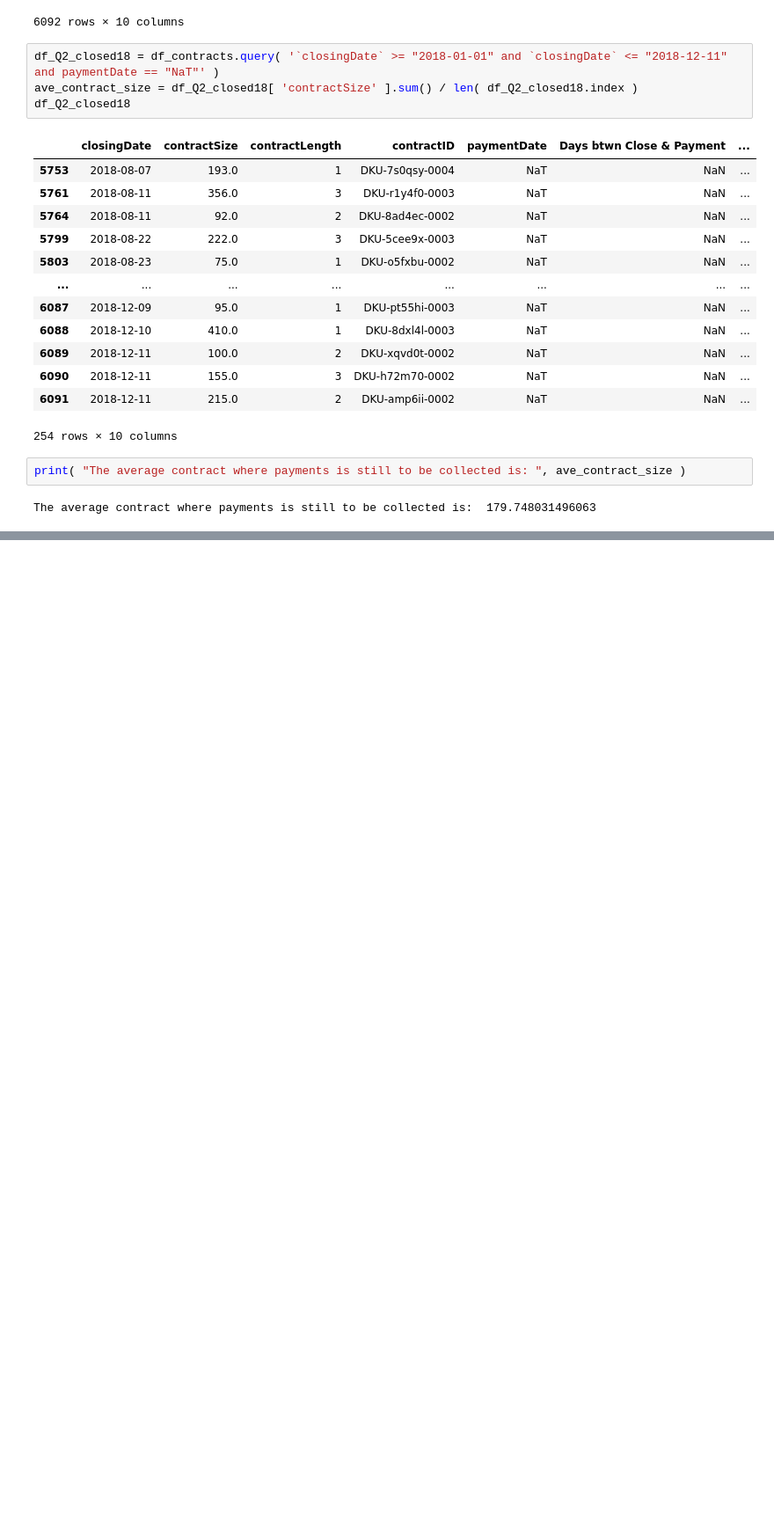
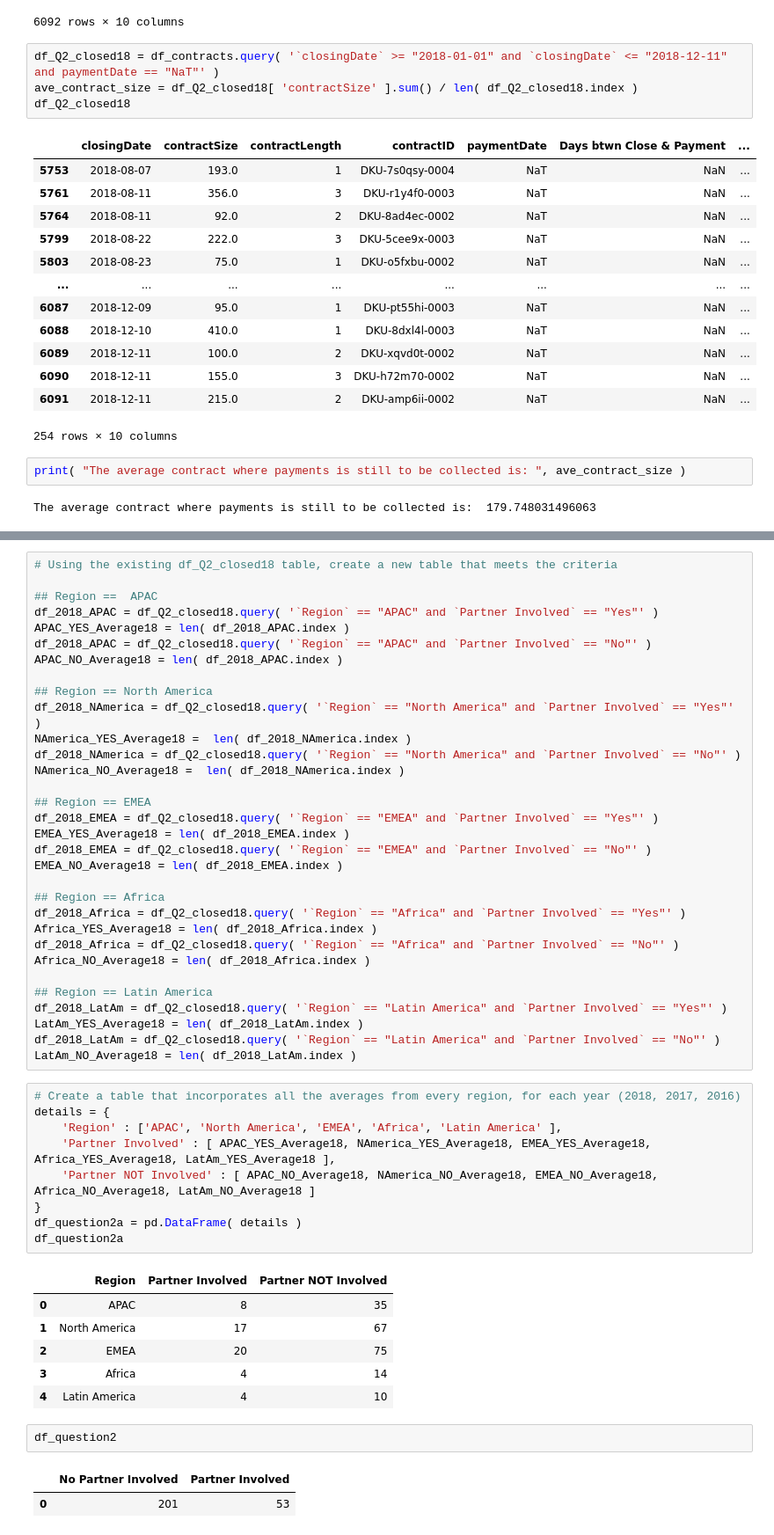
Before and after one commit to lvllvl/writing_sample, a Jupyter notebook: data_dataiku.ipynb, the cells around one changed output, grey strips where cells are left out. Shown: that part at 88% size. Cells and saved outputs as stored; diff of their text form; blank space fills up the shorter version.

```diff
--- a/data_dataiku.ipynb
+++ b/data_dataiku.ipynb
@@ -294,0 +296,53 @@ The average contract where payments is still to be collected is:  179.7480314960
+# %%
+# Using the existing df_Q2_closed18 table, create a new table that meets the criteria
+
+## Region ==  APAC
+df_2018_APAC = df_Q2_closed18.query( '`Region` == "APAC" and `Partner Involved` == "Yes"' )
+APAC_YES_Average18 = len( df_2018_APAC.index )
+df_2018_APAC = df_Q2_closed18.query( '`Region` == "APAC" and `Partner Involved` == "No"' )
+APAC_NO_Average18 = len( df_2018_APAC.index )
+
+## Region == North America
+df_2018_NAmerica = df_Q2_closed18.query( '`Region` == "North America" and `Partner Involved` == "Yes"' )
+NAmerica_YES_Average18 =  len( df_2018_NAmerica.index )
+df_2018_NAmerica = df_Q2_closed18.query( '`Region` == "North America" and `Partner Involved` == "No"' )
+NAmerica_NO_Average18 =  len( df_2018_NAmerica.index )
+
+## Region == EMEA
+df_2018_EMEA = df_Q2_closed18.query( '`Region` == "EMEA" and `Partner Involved` == "Yes"' )
+EMEA_YES_Average18 = len( df_2018_EMEA.index )
+df_2018_EMEA = df_Q2_closed18.query( '`Region` == "EMEA" and `Partner Involved` == "No"' )
+EMEA_NO_Average18 = len( df_2018_EMEA.index )
+
+## Region == Africa
+df_2018_Africa = df_Q2_closed18.query( '`Region` == "Africa" and `Partner Involved` == "Yes"' )
+Africa_YES_Average18 = len( df_2018_Africa.index )
+df_2018_Africa = df_Q2_closed18.query( '`Region` == "Africa" and `Partner Involved` == "No"' )
+Africa_NO_Average18 = len( df_2018_Africa.index )
+
+## Region == Latin America
+df_2018_LatAm = df_Q2_closed18.query( '`Region` == "Latin America" and `Partner Involved` == "Yes"' )
+LatAm_YES_Average18 = len( df_2018_LatAm.index )
+df_2018_LatAm = df_Q2_closed18.query( '`Region` == "Latin America" and `Partner Involved` == "No"' )
+LatAm_NO_Average18 = len( df_2018_LatAm.index )
+# %%
+# Create a table that incorporates all the averages from every region, for each year (2018, 2017, 2016)
+details = {
+    'Region' : ['APAC', 'North America', 'EMEA', 'Africa', 'Latin America' ],
+    'Partner Involved' : [ APAC_YES_Average18, NAmerica_YES_Average18, EMEA_YES_Average18, Africa_YES_Average18, LatAm_YES_Average18 ],
+    'Partner NOT Involved' : [ APAC_NO_Average18, NAmerica_NO_Average18, EMEA_NO_Average18, Africa_NO_Average18, LatAm_NO_Average18 ]
+}
+df_question2a = pd.DataFrame( details )
+df_question2a
+# %% [output]
+|  | Region | Partner Involved | Partner NOT Involved |
+| 0 | APAC | 8 | 35 |
+| 1 | North America | 17 | 67 |
+| 2 | EMEA | 20 | 75 |
+| 3 | Africa | 4 | 14 |
+| 4 | Latin America | 4 | 10 |
+# %%
+df_question2
+# %% [output]
+|  | No Partner Involved | Partner Involved |
+| 0 | 201 | 53 |
```
Also changed, not shown: parts of 9 cells of this notebook.
